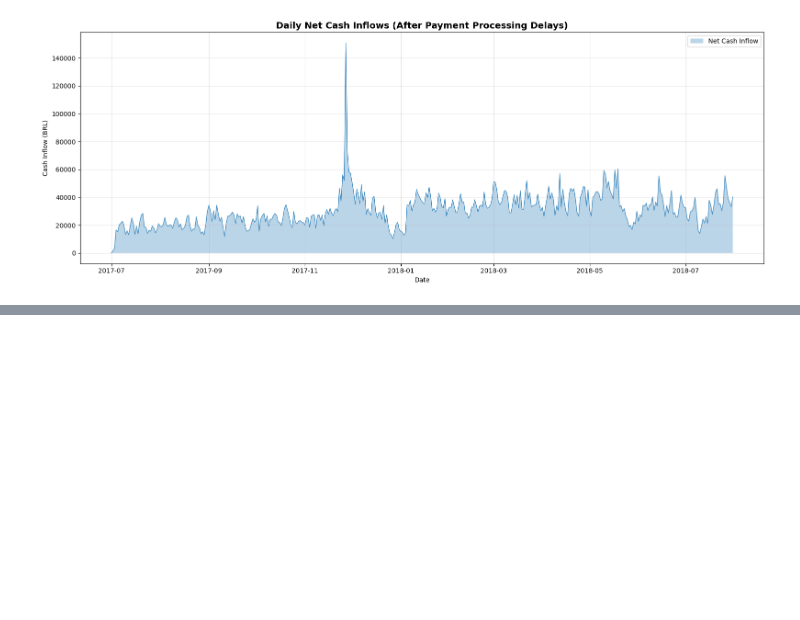
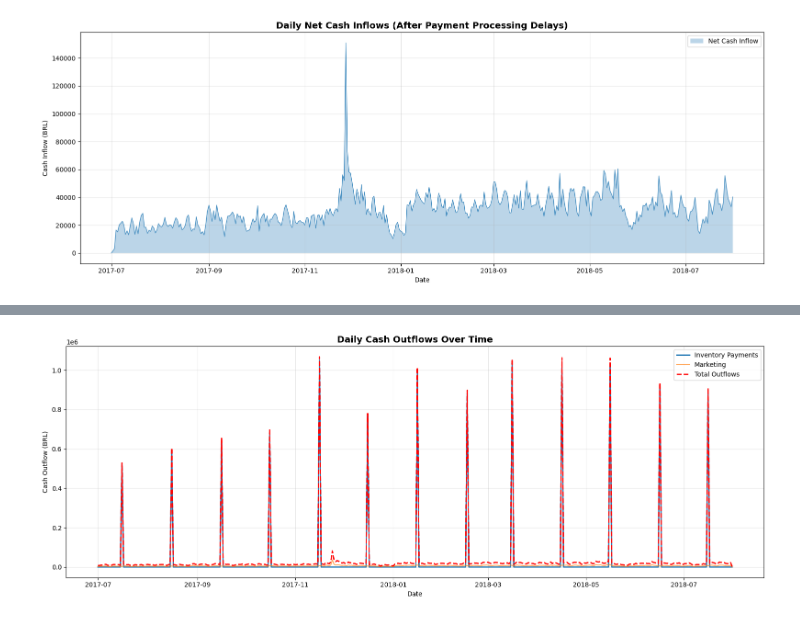
Before and after one commit to Jeremp10/datacleaning, a Jupyter notebook: notebooks/test.ipynb, the cells around one changed output, grey strips where cells are left out. Cells and saved outputs as stored; diff of their text form; code cells hidden in the pictures; blank space fills up the shorter version.

```diff
--- a/notebooks/test.ipynb
+++ b/notebooks/test.ipynb
@@ -579,0 +728,8 @@ plt.show()
+# %%
+#ad and marketing expenses (assume 20%)
+marketing_percentage = 0.20
+
+marketing_daily = order_revenue_for_cogs[['date', 'revenue']].copy()
+marketing_daily['marketing_expense'] = marketing_daily['revenue'] * marketing_percentage
+
+print(marketing_daily.head(10))
@@ -579,0 +853,15 @@ plt.show()
+# %%
+fig, ax = plt.subplots(figsize=(16, 6))
+ax.plot(cash_outflows['date'], cash_outflows['inventory_payment'], label='Inventory Payments', linewidth=2)
+ax.plot(cash_outflows['date'], cash_outflows['marketing_expense'], label='Marketing', alpha=0.7)
+ax.plot(cash_outflows['date'], cash_outflows['total_outflows'], label='Total Outflows',
+        linewidth=2, linestyle='--', color='red')
+ax.set_title('Daily Cash Outflows Over Time', fontsize=14, fontweight='bold')
+ax.set_xlabel('Date')
+ax.set_ylabel('Cash Outflow (BRL)')
+ax.legend()
+ax.grid(True, alpha=0.3)
+plt.tight_layout()
+plt.show()
+# %% [output]
+[figure, added]
```
Also changed, not shown: parts of 12 cells of this notebook.
